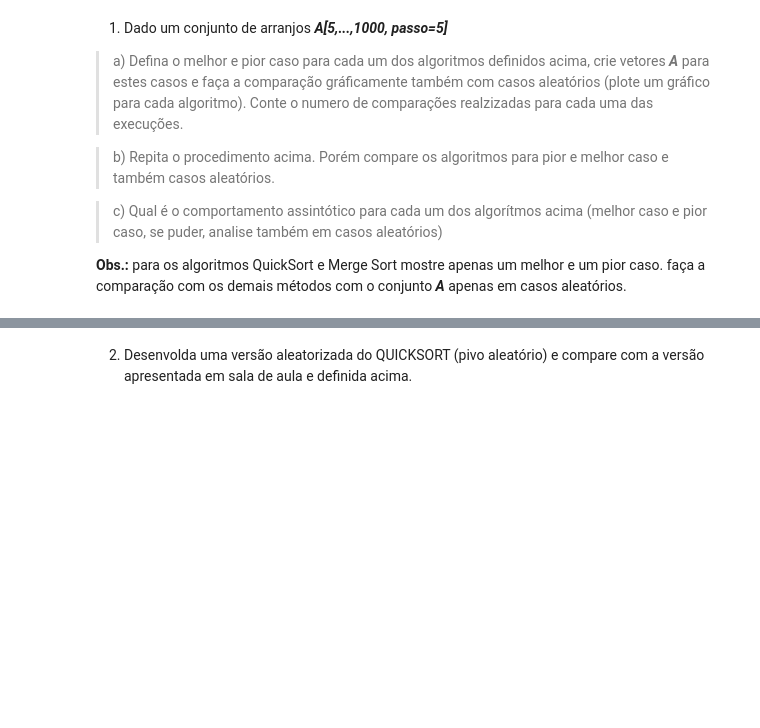
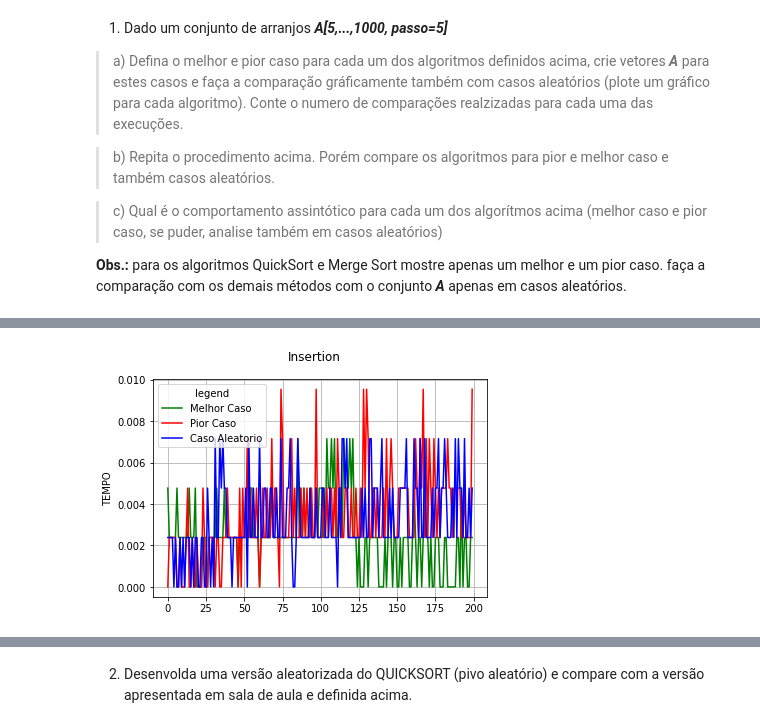
Before and after one commit to okellyson/CPA-EFC1, a Jupyter notebook: EFC1_GCC_253.ipynb, the cells around one changed output, grey strips where cells are left out. Cells and saved outputs as stored; diff of their text form; code cells hidden in the pictures; blank space fills up the shorter version.

```diff
--- a/EFC1_GCC_253.ipynb
+++ b/EFC1_GCC_253.ipynb
@@ -350,0 +452,4 @@ makeGraphicQuick(RunMerge,'MergeSort')
+# %%
+makeGraphicTime(insertion_sort,'Insertion')
+# %% [output]
+[figure, added]
```
Also changed, not shown: parts of 23 cells of this notebook.
